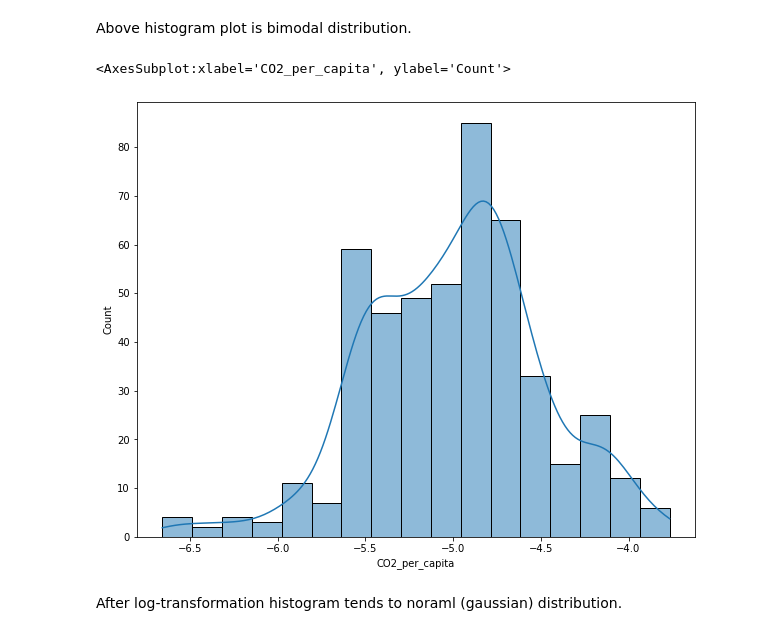
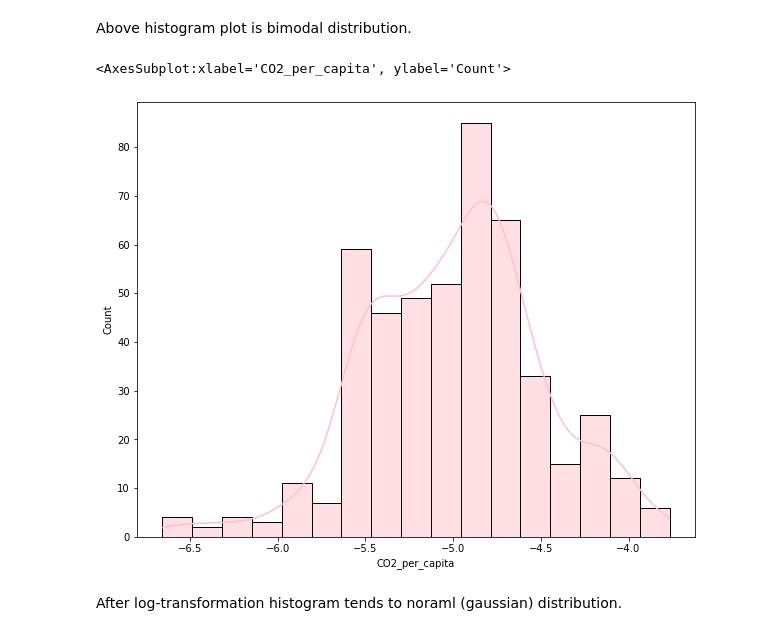
Before and after one commit to sanchitvj/GWU-MS-DS, a Jupyter notebook: first_semester/data_mining/assignments/oct_13_22/wbgapi_plotting.ipynb, the cells around one changed output. Cells and saved outputs as stored; diff of their text form; code cells hidden in the pictures.

```diff
--- a/first_semester/data_mining/assignments/oct_13_22/wbgapi_plotting.ipynb
+++ b/first_semester/data_mining/assignments/oct_13_22/wbgapi_plotting.ipynb
@@ -117,11 +117,11 @@ Above histogram plot is bimodal distribution.
 # %%
 log_df_co2 = np.log(df_co2["CO2_per_capita"])
 
 plt.figure(figsize=(10,8))
-sns.histplot(df_co2, x=log_df_co2, kde=True)
+sns.histplot(df_co2, x=log_df_co2, kde=True, color="pink")
 # %% [output]
 <AxesSubplot:xlabel='CO2_per_capita', ylabel='Count'>
-[figure, old version]
+[figure, new version]
 # %% [markdown]
 After log-transformation histogram tends to noraml (gaussian) distribution.
 # %%
```
Also changed, not shown: parts of 4 cells of this notebook, 7 other files.
